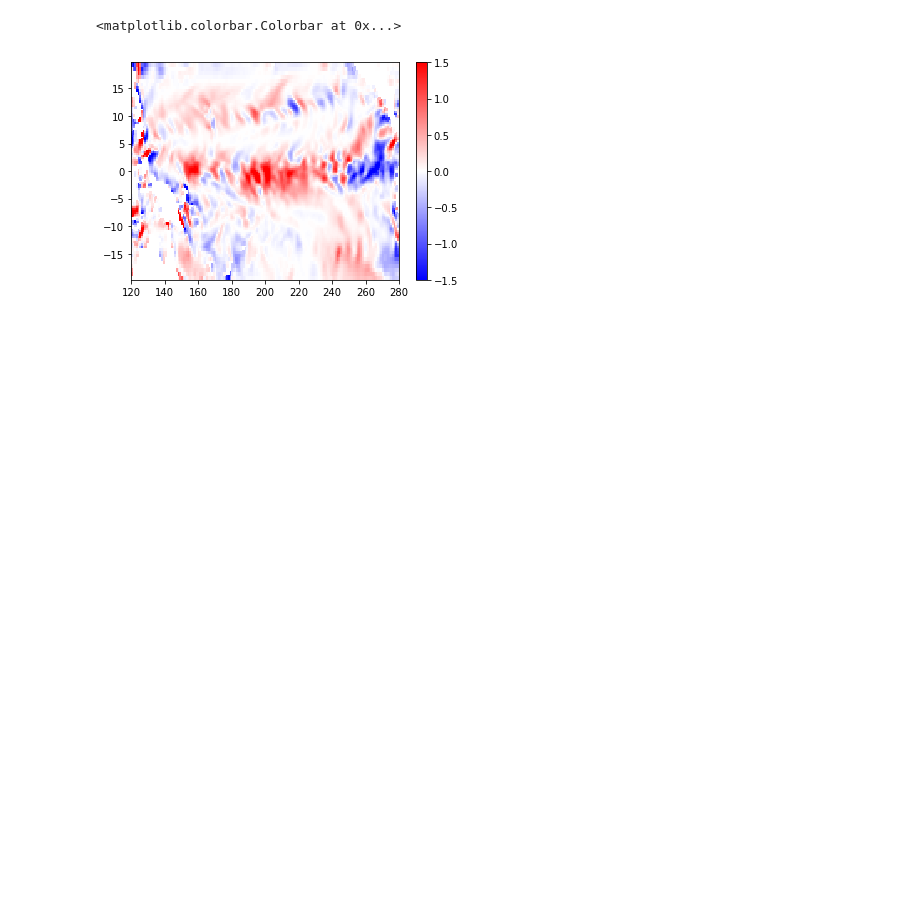
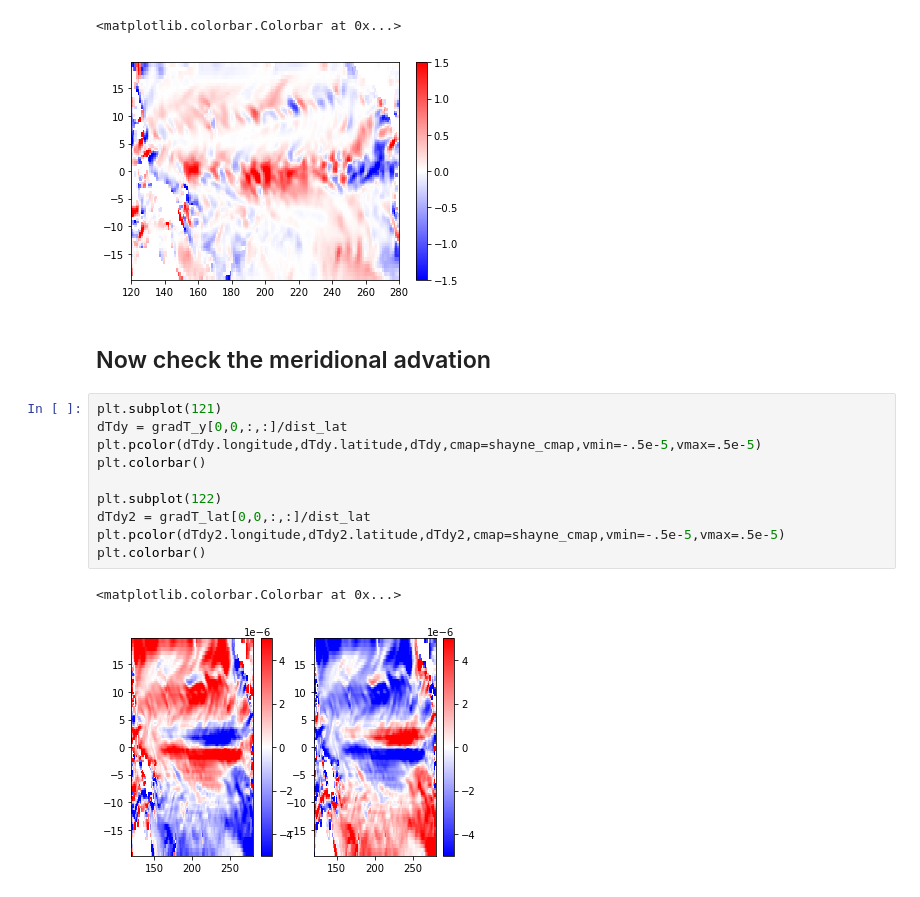
Before and after one commit to ars599/Heatbudget-2023, a Jupyter notebook: get_adv_and_each_term_v4.ipynb, the cells around one changed output. Saved outputs shown, nothing was run; the diff lists cells and outputs as text; blank space fills up the shorter version.

```diff
--- a/get_adv_and_each_term_v4.ipynb
+++ b/get_adv_and_each_term_v4.ipynb
@@ -231,3 +237,18 @@ plt.colorbar()
 # %% [output]
 <matplotlib.colorbar.Colorbar at 0x...>
 [figure]
+# %% [markdown]
+## Now check the meridional advation
+# %%
+plt.subplot(121)
+dTdy = gradT_y[0,0,:,:]/dist_lat
+plt.pcolor(dTdy.longitude,dTdy.latitude,dTdy,cmap=shayne_cmap,vmin=-.5e-5,vmax=.5e-5)
+plt.colorbar()
+
+plt.subplot(122)
+dTdy2 = gradT_lat[0,0,:,:]/dist_lat
+plt.pcolor(dTdy2.longitude,dTdy2.latitude,dTdy2,cmap=shayne_cmap,vmin=-.5e-5,vmax=.5e-5)
+plt.colorbar()
+# %% [output]
+<matplotlib.colorbar.Colorbar at 0x...>
+[figure, added]
```
Also changed, not shown: parts of 5 cells of this notebook.
